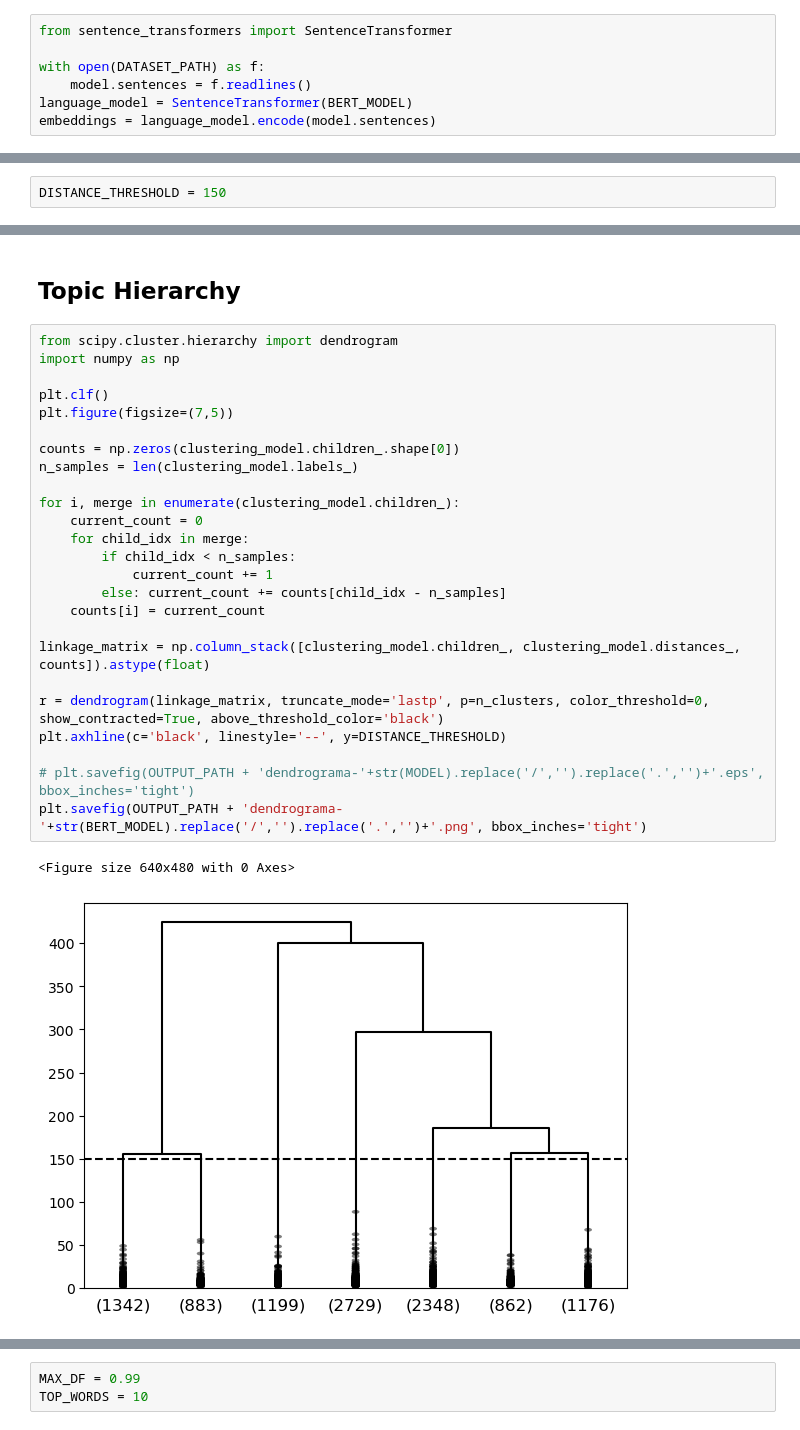
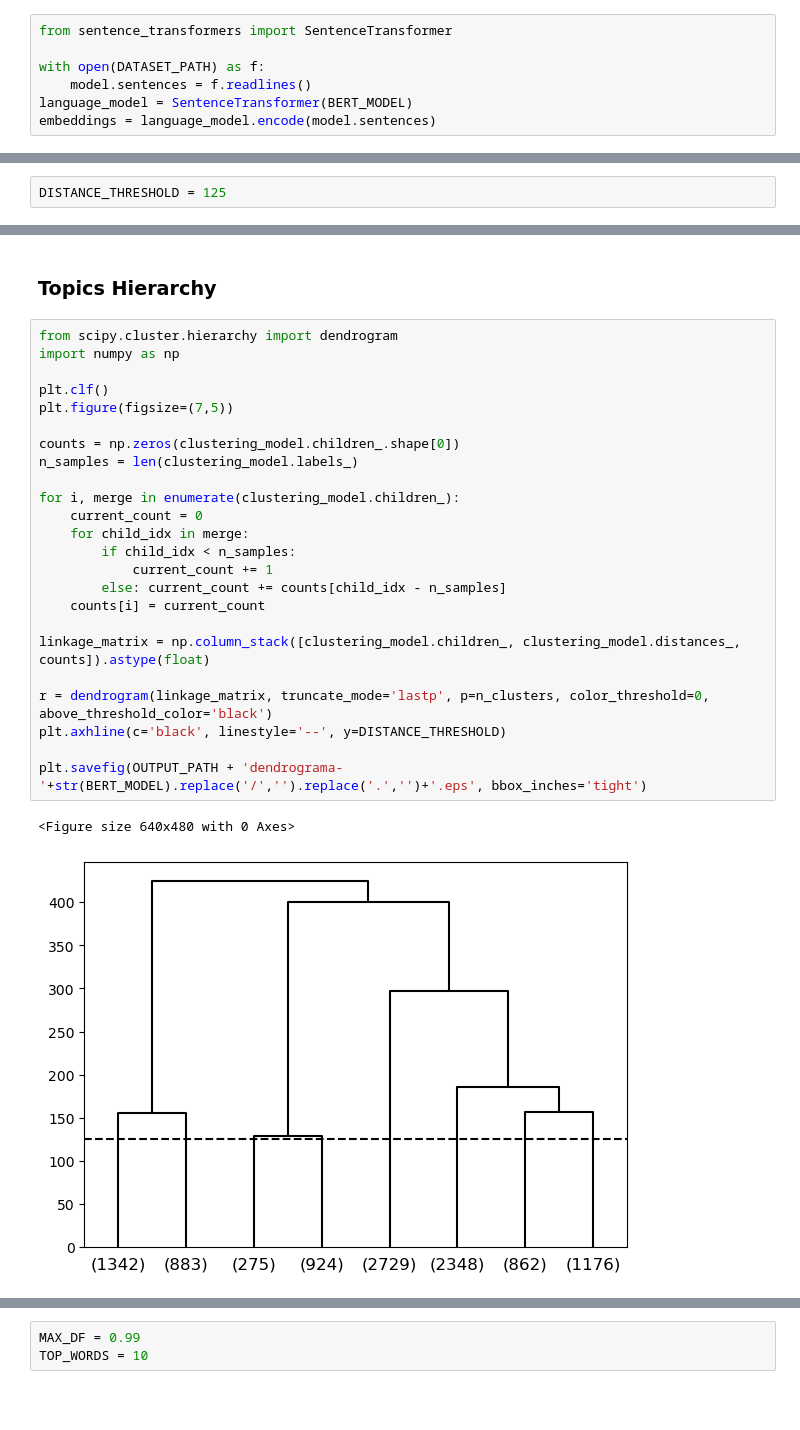
Before and after one commit to lealfp/labPLN, a Jupyter notebook: notebooks/topic_modeling/TopicAttention.ipynb, the cells around one changed output, grey strips where cells are left out. Cells and saved outputs as stored; diff of their text form; blank space fills up the shorter version.

```diff
--- a/notebooks/topic_modeling/TopicAttention.ipynb
+++ b/notebooks/topic_modeling/TopicAttention.ipynb
@@ -65,5 +66,5 @@ plt.savefig(OUTPUT_PATH + 'sentence-embeddings-'+str(BERT_MODEL).replace('/','')
 # %%
-DISTANCE_THRESHOLD = 150
+DISTANCE_THRESHOLD = 125
 # %%
 from sklearn.cluster import AgglomerativeClustering
 
@@ -105,33 +96,30 @@ plt.savefig(OUTPUT_PATH + str(n_clusters) + 'topics/clusters-'+str(BERT_MODEL).r
 # %% [markdown]
-
-
-## Topic Hierarchy
+### Topics Hierarchy
 # %%
 from scipy.cluster.hierarchy import dendrogram
 import numpy as np
 
 plt.clf()
 plt.figure(figsize=(7,5))
 
 counts = np.zeros(clustering_model.children_.shape[0])
 n_samples = len(clustering_model.labels_)
 
 for i, merge in enumerate(clustering_model.children_):
     current_count = 0
     for child_idx in merge:
         if child_idx < n_samples:
             current_count += 1
         else: current_count += counts[child_idx - n_samples]
     counts[i] = current_count
 
 linkage_matrix = np.column_stack([clustering_model.children_, clustering_model.distances_, counts]).astype(float)
 
-r = dendrogram(linkage_matrix, truncate_mode='lastp', p=n_clusters, color_threshold=0, show_contracted=True, above_threshold_color='black')
+r = dendrogram(linkage_matrix, truncate_mode='lastp', p=n_clusters, color_threshold=0, above_threshold_color='black')
 plt.axhline(c='black', linestyle='--', y=DISTANCE_THRESHOLD)
 
-# plt.savefig(OUTPUT_PATH + 'dendrograma-'+str(MODEL).replace('/','').replace('.','')+'.eps', bbox_inches='tight')
-plt.savefig(OUTPUT_PATH + 'dendrograma-'+str(BERT_MODEL).replace('/','').replace('.','')+'.png', bbox_inches='tight')
+plt.savefig(OUTPUT_PATH + 'dendrograma-'+str(BERT_MODEL).replace('/','').replace('.','')+'.eps', bbox_inches='tight')
 # %% [output]
 <Figure size 640x480 with 0 Axes>
-[figure, old version]
+[figure, new version]
 # %% [markdown]
```
Also changed, not shown: parts of 10 cells of this notebook.
